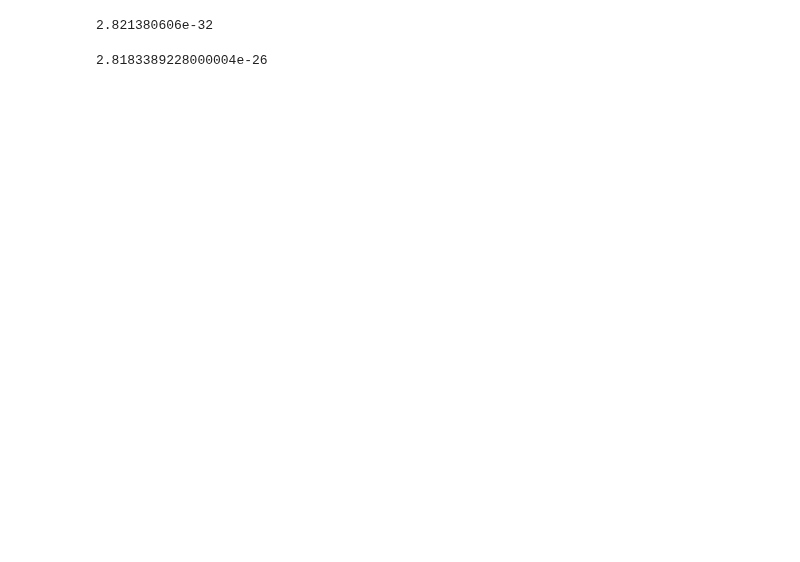
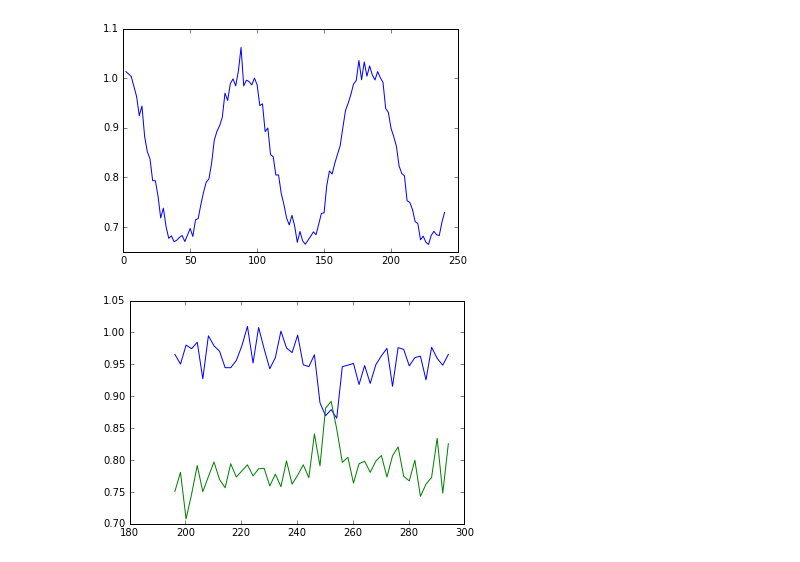
Before and after one commit to christoph-mueller/DepthCalculations, a Jupyter notebook: depth_calculation.ipynb, the cells around one changed output. Saved outputs shown, nothing was run; the diff lists cells and outputs as text; code cells hidden in the pictures; blank space fills up the shorter version.

```diff
--- a/depth_calculation.ipynb
+++ b/depth_calculation.ipynb
@@ -4,10 +6,20 @@ import depth_calculation as dc
 # %%
 ## Import data
 rabi_file = 'D:\\Git\\DepthCalculations\\Rabi_old.asc'
 xy8_file = 'D:\\Git\\DepthCalculations\\XY8-16_old.asc'
 
 rabi_x, rabi_y = dc.get_data(rabi_file, data_columns=2)
 xy8_x, xy8_y1, xy8_y2 = dc.get_data(xy8_file, data_columns=3)
+
+plt.plot(rabi_x, rabi_y)
+plt.show()
+
+plt.plot(xy8_x, xy8_y1)
+plt.plot(xy8_x, xy8_y2)
+plt.show()
+# %% [output]
+[figure, added]
+[figure, added]
 # %%
 ## give values here
 # order of XY8-N
@@ -28,9 +39 @@ mu_0 = 1.256e-6
 h = 6.62607e-34
-# %%
-h*gamma_p
-# %% [output]
-2.821380606e-32
-# %%
-2*2.79*5.0507866*1e-27
-# %% [output]
-2.8183389228000004e-26
```
Also changed, not shown: parts of 5 cells of this notebook, 1 other file.
